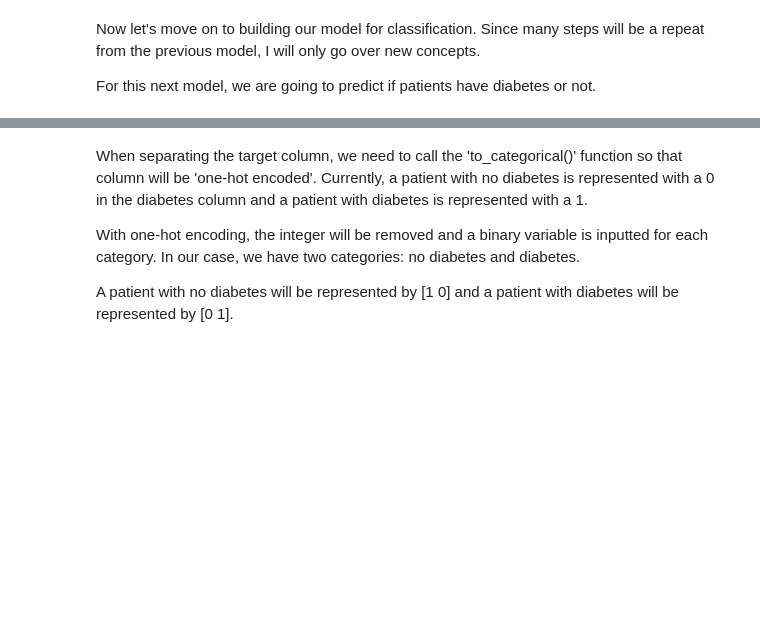
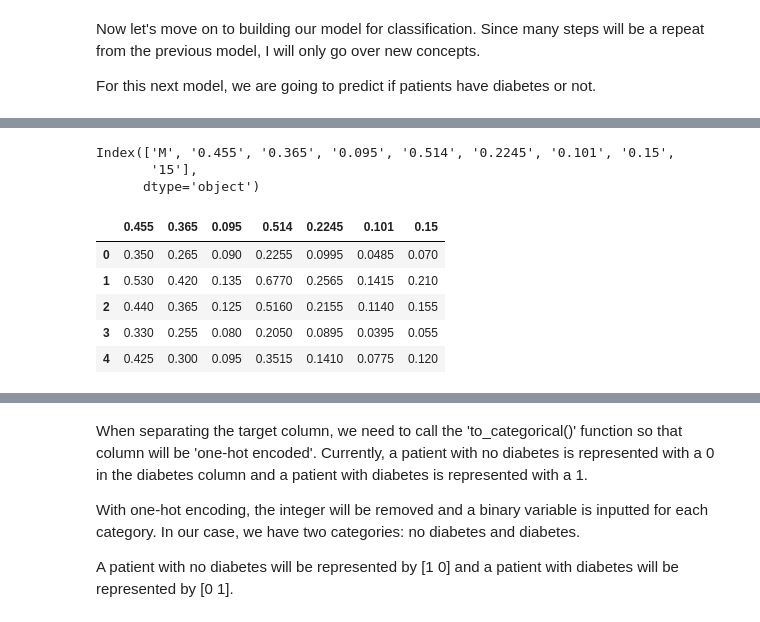
Before and after one commit to cagBRT/IntroToDNNwKeras, a Jupyter notebook: DL_Keras_Regression-&-Classification.ipynb, the cells around one changed output, grey strips where cells are left out. Drawn from its saved outputs; the diff is of its cells as text; code cells hidden in the pictures; blank space fills up the shorter version.

```diff
--- a/DL_Keras_Regression-&-Classification.ipynb
+++ b/DL_Keras_Regression-&-Classification.ipynb
@@ -252,12 +264,30 @@ For this next model, we are going to predict if patients have diabetes or not.
 # %%
 #read in training data
-train_df_2 = pd.read_csv('diabetes.csv')
+train_df_2 = pd.read_csv('/content/abalone.data')
 
 #view data structure
-train_df_2.head()
+train_df_2.columns
+# %% [output]
+Index(['M', '0.455', '0.365', '0.095', '0.514', '0.2245', '0.101', '0.15',
+       '15'],
+      dtype='object')
+# %%
+#train_df_2['M'] = train_df_2.M.astype('category')
+#train_df_2["M"]
+train_df_2=train_df_2.drop(columns=['M'])
+# %%
+cols=train_df_2.columns
+train_df_2 = train_df_2.astype({'0.455':'float', '0.365':'float', '0.095':'float', '0.514':'float', '0.2245':'float', '0.101':'float', '0.15':'float'})
 # %%
 #create a dataframe with all training data except the target column
-train_X_2 = train_df_2.drop(columns=['Outcome'])
-
+train_X_2 = train_df_2.drop(columns=['15'])
+train_y_2 = train_df_2[["15"]]
 #check that the target variable has been removed
 train_X_2.head()
+# %% [output]
+|  | 0.455 | 0.365 | 0.095 | 0.514 | 0.2245 | 0.101 | 0.15 |
+| 0 | 0.350 | 0.265 | 0.090 | 0.2255 | 0.0995 | 0.0485 | 0.070 |
+| 1 | 0.530 | 0.420 | 0.135 | 0.6770 | 0.2565 | 0.1415 | 0.210 |
+| 2 | 0.440 | 0.365 | 0.125 | 0.5160 | 0.2155 | 0.1140 | 0.155 |
+| 3 | 0.330 | 0.255 | 0.080 | 0.2050 | 0.0895 | 0.0395 | 0.055 |
+| 4 | 0.425 | 0.300 | 0.095 | 0.3515 | 0.1410 | 0.0775 | 0.120 |
```
Also changed, not shown: parts of 12 cells of this notebook.
